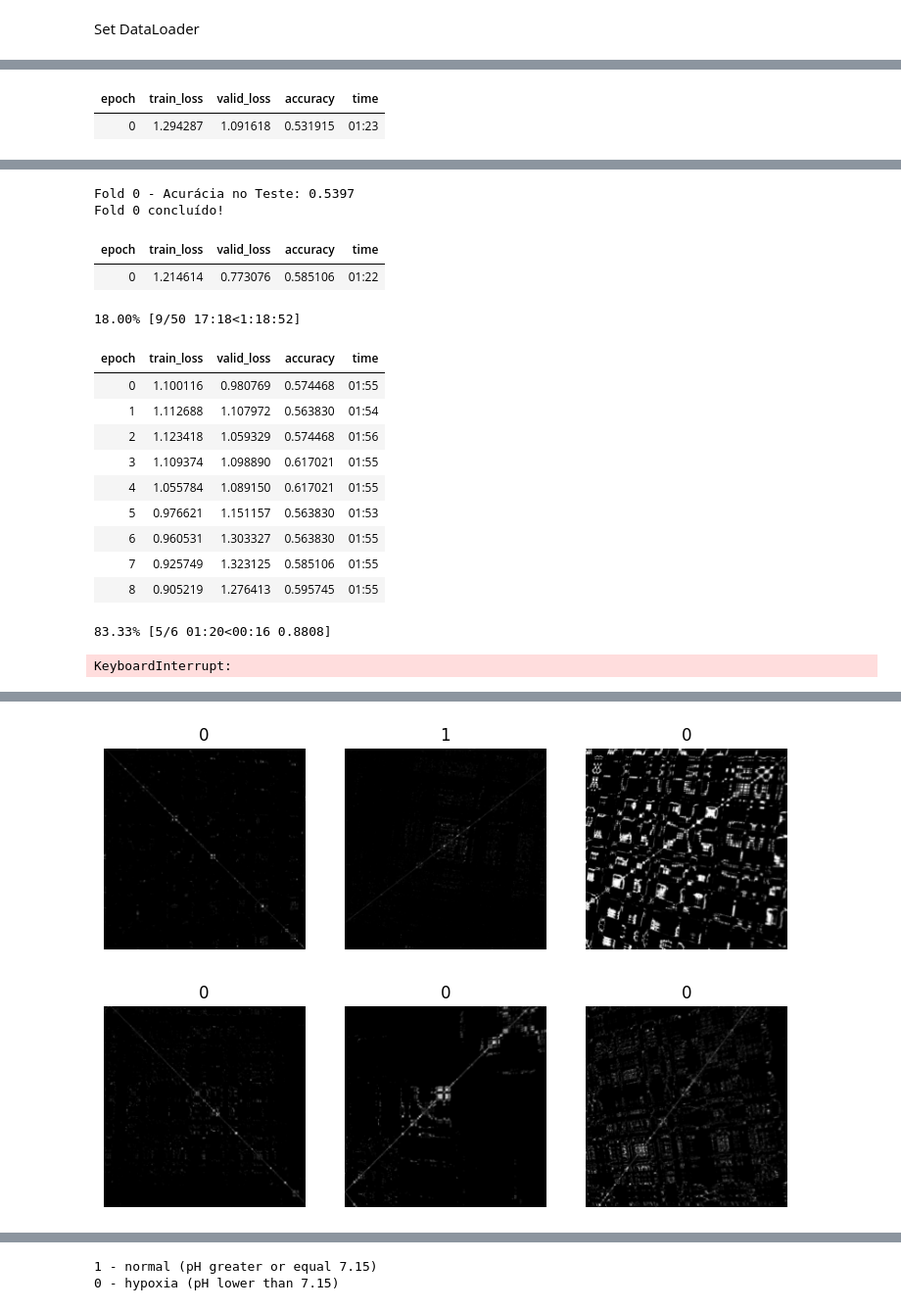
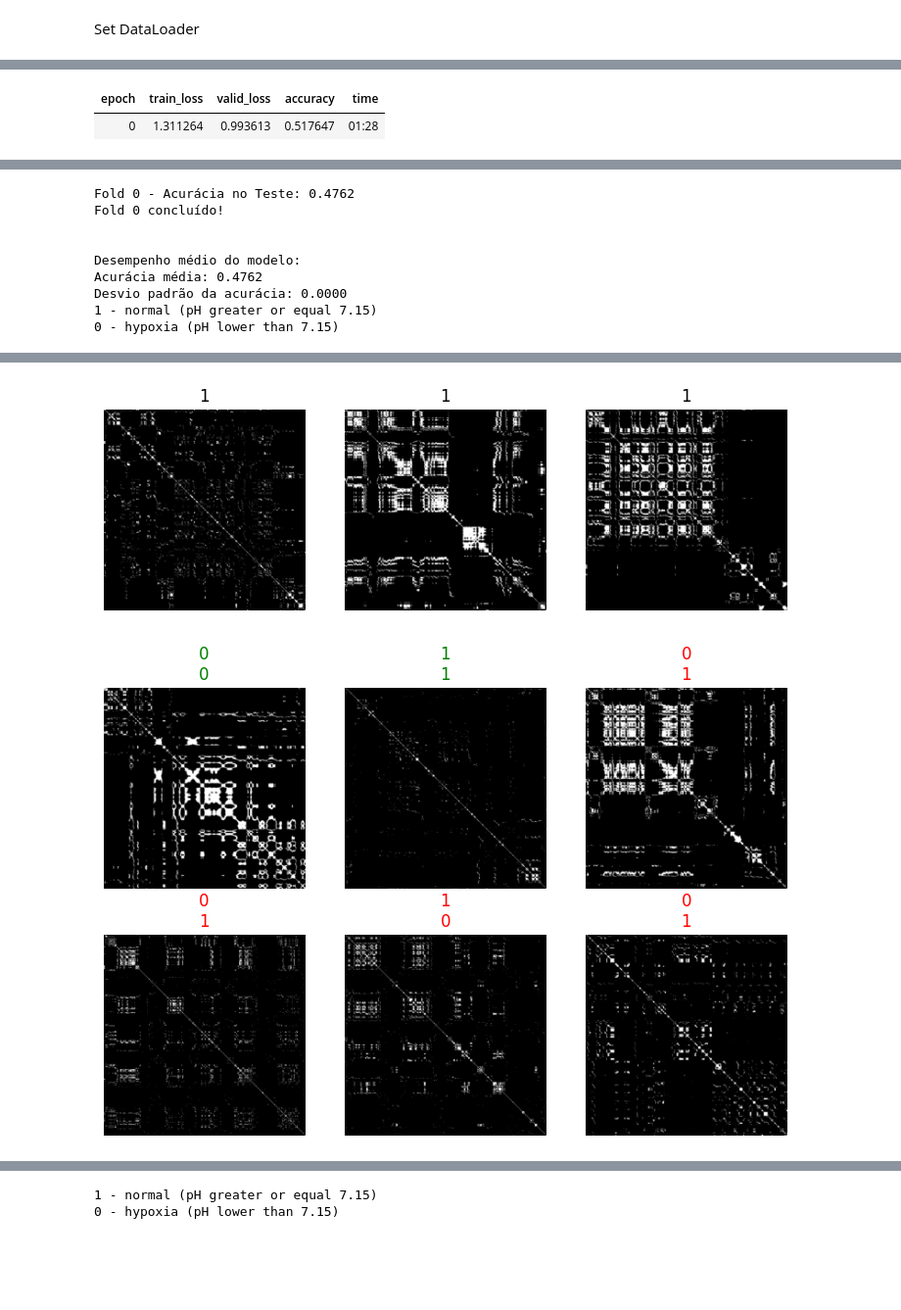
Before and after one commit to andre-coimbra-ifg/CTG_RP_PC, a Jupyter notebook: CTG_RP_Train_Model.ipynb, the cells around one changed output, grey strips where cells are left out. Shown at 98% size. Saved outputs shown, nothing was run; the diff lists cells and outputs as text; code cells hidden in the pictures; blank space fills up the shorter version.

```diff
--- a/CTG_RP_Train_Model.ipynb
+++ b/CTG_RP_Train_Model.ipynb
@@ -181,13 +176,13 @@ np.random.seed(1234)
 random.seed(1234)
 
 POLICY='late_valid' # 'best_quality', 'early_valid', 'late_valid'
-SEG_LENGTH = 15
+SEG_LENGTH = 10
 
 IMAGES_DIR = '/content/images_{}_{}min'.format(POLICY, SEG_LENGTH)
 print(IMAGES_DIR)
 
 # rp_params = gen_recurrence_params(dimensions=[2], time_delays=[1], percentages=[3], use_clip_vals=[False])
-rp_params = gen_recurrence_params(dimensions=[2], time_delays=[1], percentages=[1, 3, 10], use_clip_vals=[False])
+rp_params = gen_recurrence_params(dimensions=[2], time_delays=[1], percentages=[3, 10], use_clip_vals=[False])
 # rp_params = gen_recurrence_params(dimensions=[2, 3], time_delays=list(range(1,11)), percentages=list(range(1,11)), use_clip_vals=[False])
 len(rp_params), rp_params
 # %% [output]
@@ -276,7 +275,7 @@ df["prefix"] = df["fname"].apply(lambda x: x.split("_")[0])
 unique_prefixes = df["prefix"].unique()
 
 # Criar os folds garantindo que o mesmo prefixo fique no mesmo conjunto
-kf = KFold(n_splits=2, shuffle=True, random_state=42)
+kf = KFold(n_splits=10, shuffle=True, random_state=42)
 folds = {}
 
 # Distribuir os prefixos nos folds
@@ -319,7 +333,7 @@ def get_dataloaders(fold, path_to_images, bs=32):
         label_col='label',
         valid_pct=0.3,
         item_tfms=Resize(224),
-        batch_tfms=aug_transforms(),
+        # batch_tfms=aug_transforms(),
         bs=bs
     )
 
@@ -334,8 +348,8 @@ for fold in range(len(folds)):
     dls.show_batch(max_n=3)
 
     # Criar modelo e treinar
-    learn = vision_learner(dls, resnet34, metrics=accuracy)
-    learn.fine_tune(50)
+    learn = vision_learner(dls, resnet18, metrics=accuracy)
+    learn.fine_tune(10)
 
     # Avaliação no conjunto de teste
     test_df = folds[fold]["test"]
@@ -352,6 +366,8 @@ for fold in range(len(folds)):
     print(f"Fold {fold} - Acurácia no Teste: {test_acc:.4f}")
 
     print(f"Fold {fold} concluído!\n")
+    if fold == 0:
+        break
 
 # Cálculo do desempenho médio
 mean_acc = np.mean(accuracies)
@@ -370,3 +386,3 @@ Downloading: "https://download.pytorch.org/models/resnet34-b627a593.pth" to /roo
 | epoch | train_loss | valid_loss | accuracy | time |
-| 0 | 1.294287 | 1.091618 | 0.531915 | 01:23 |
+| 0 | 1.311264 | 0.993613 | 0.517647 | 01:28 |
 | epoch | train_loss | valid_loss | accuracy | time |
@@ -389,18 +399,10 @@ Downloading: "https://download.pytorch.org/models/resnet34-b627a593.pth" to /roo
 [interactive output not drawn]
-Fold 0 - Acurácia no Teste: 0.5397
+Fold 0 - Acurácia no Teste: 0.4762
 Fold 0 concluído!
+
+
+Desempenho médio do modelo:
+Acurácia média: 0.4762
+Desvio padrão da acurácia: 0.0000
+1 - normal (pH greater or equal 7.15)
+0 - hypoxia (pH lower than 7.15)
-| epoch | train_loss | valid_loss | accuracy | time |
-| 0 | 1.214614 | 0.773076 | 0.585106 | 01:22 |
-18.00% [9/50 17:18<1:18:52]
-| epoch | train_loss | valid_loss | accuracy | time |
-| 0 | 1.100116 | 0.980769 | 0.574468 | 01:55 |
-| 1 | 1.112688 | 1.107972 | 0.563830 | 01:54 |
-| 2 | 1.123418 | 1.059329 | 0.574468 | 01:56 |
-| 3 | 1.109374 | 1.098890 | 0.617021 | 01:55 |
-| 4 | 1.055784 | 1.089150 | 0.617021 | 01:55 |
-| 5 | 0.976621 | 1.151157 | 0.563830 | 01:53 |
-| 6 | 0.960531 | 1.303327 | 0.563830 | 01:55 |
-| 7 | 0.925749 | 1.323125 | 0.585106 | 01:55 |
-| 8 | 0.905219 | 1.276413 | 0.595745 | 01:55 |
-83.33% [5/6 01:20<00:16 0.8808]
-KeyboardInterrupt:
@@ -407,2 +410,2 @@ KeyboardInterrupt:
-[figure, old version]
+[figure, new version]
-[figure, old version]
+[figure, new version]
```
Also changed, not shown: parts of 13 cells of this notebook.
